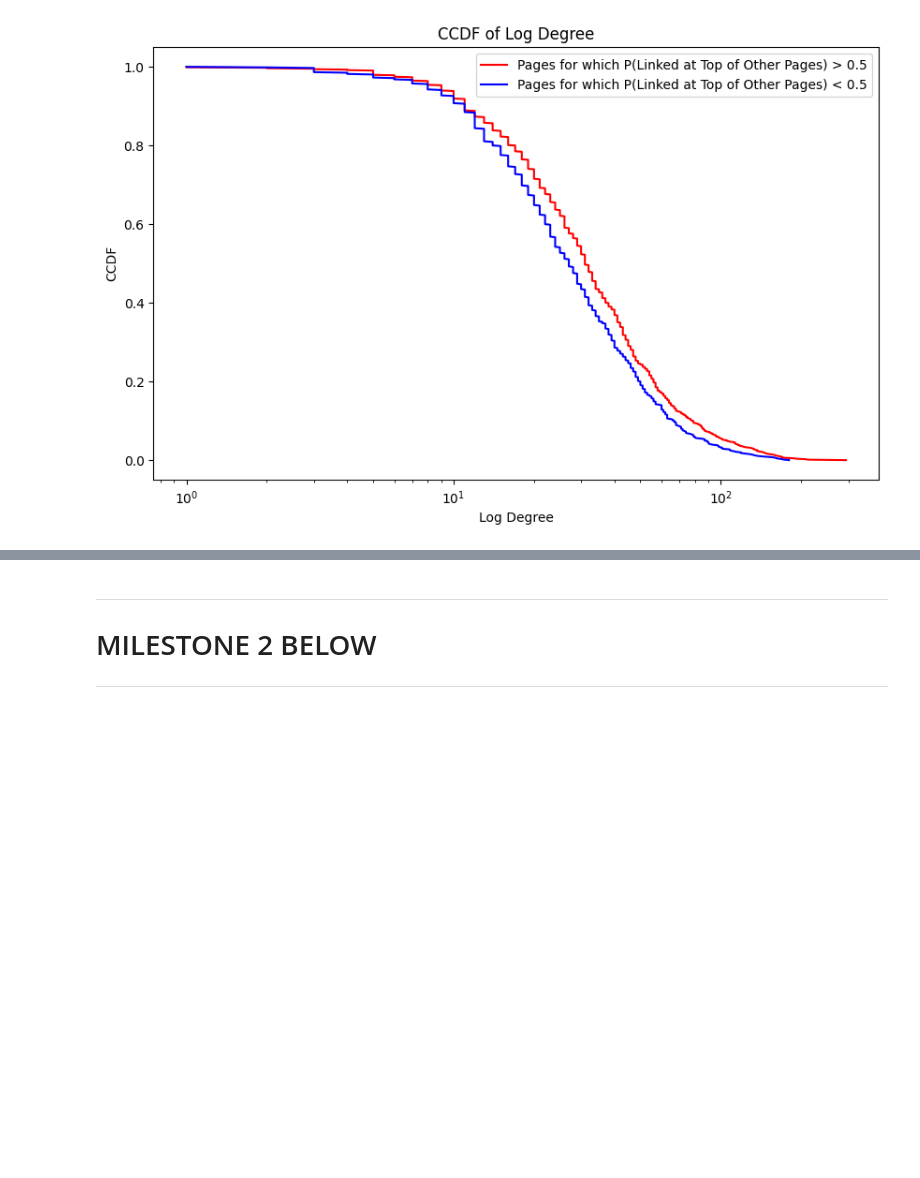
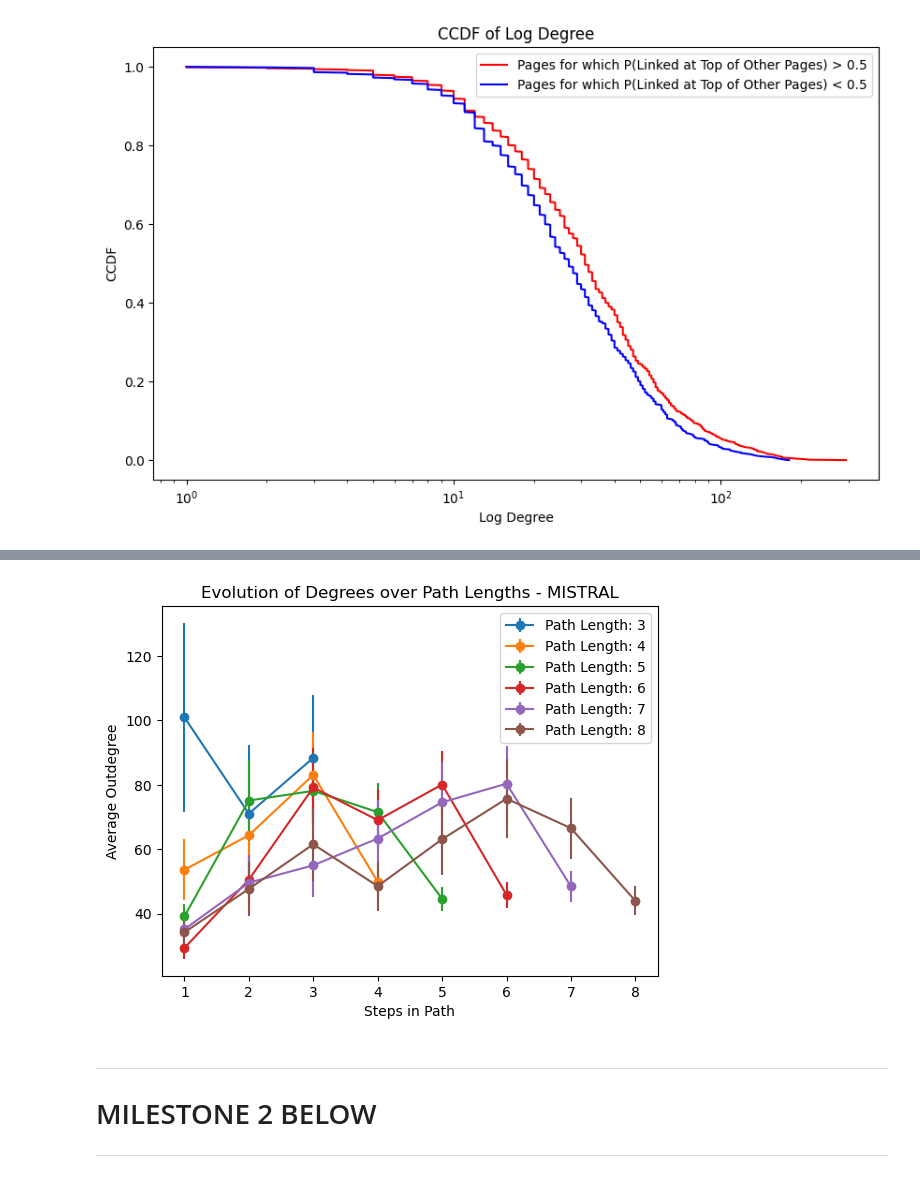
Before and after one commit to epfl-ada/ada-2023-project-klech, a Jupyter notebook: analysis.ipynb, the cells around one changed output, grey strips where cells are left out. Drawn from its saved outputs; the diff is of its cells as text; code cells hidden in the pictures; blank space fills up the shorter version.

```diff
--- a/analysis.ipynb
+++ b/analysis.ipynb
@@ -767,0 +772,8 @@ plt.show()
+# %%
+data_dir = './dependencies/wikispeedia_paths-and-graph/'
+df = pd.read_csv(data_dir + 'articles.tsv', sep='\t', skiprows=12, header=None).squeeze()
+# %%
+for row in range(len(df)):
+    df[row] =  urllib.parse.unquote(df[row])
+
+list_of_names = df.tolist()
@@ -767,0 +821,4 @@ plt.show()
+# %%
+import pickle
+with open('./Mistral_7B_Games/Mistral_Games.pickle', 'rb') as file:
+    Mistral_Games = pickle.load(file)
@@ -768,3 +941,34 @@ plt.show()
+# %%
+filtered_mistral = mistral[mistral['path_decoded'].apply(len).between(3, 8)]
+
+filtered_mistral['outdegree'] = filtered_mistral['path_decoded'].apply(lambda x: [get_outdegree(step) for step in x])
+# %%
+grouped = filtered_mistral.groupby(filtered_mistral['path_decoded'].apply(len))['outdegree'].apply(lambda x: [sum(degrees) / len(degrees) for degrees in zip(*x)]).reset_index(name='avg_outdegree')
+
+grouped['mean_outdegree'] = filtered_mistral.groupby(filtered_mistral['path_decoded'].apply(len))['outdegree'].apply(lambda x: [np.mean(degrees) for degrees in zip(*x)]).reset_index(name='mean_outdegree')['mean_outdegree']
+grouped['std_error'] = filtered_mistral.groupby(filtered_mistral['path_decoded'].apply(len))['outdegree'].apply(lambda x: [np.std(degrees) / np.sqrt(len(degrees)) for degrees in zip(*x)]).reset_index(name='std_error')['std_error']
+
+grouped['ci'] = grouped.apply(lambda row: [stats.t.interval(0.95, len(row['avg_outdegree']) - 1, loc=mean, scale=std_error) for mean, std_error in zip(row['mean_outdegree'], row['std_error'])], axis=1)
+grouped['lower_ci'] = grouped['ci'].apply(lambda x: [i[0] for i in x])
+grouped['upper_ci'] = grouped['ci'].apply(lambda x: [i[1] for i in x])
+
+# Plotting the evolution of degrees over the path lengths with 95% confidence intervals
+for index, row in grouped.iterrows():
+    plt.errorbar(
+        range(1, len(row['avg_outdegree']) + 1),
+        row['mean_outdegree'],
+        yerr=[list(map(lambda x, y: x-y, row['mean_outdegree'], row['lower_ci'])), list(map(lambda x, y: x-y, row['upper_ci'], row['mean_outdegree']))],  # Using 95% confidence interval as error bars
+        label=f"Path Length: {row['path_decoded']}",
+        marker='o'
+    )
+
+plt.xlabel('Steps in Path')
+plt.ylabel('Average Outdegree')
+plt.title('Evolution of Degrees over Path Lengths - MISTRAL')
+plt.legend()
+plt.show()
+# %% [output]
+[figure, added]
 # %% [markdown]
 -------------------------------------------------------------------------------------------------------------------------
 
```
Also changed, not shown: parts of 9 cells of this notebook, 2 other files.
